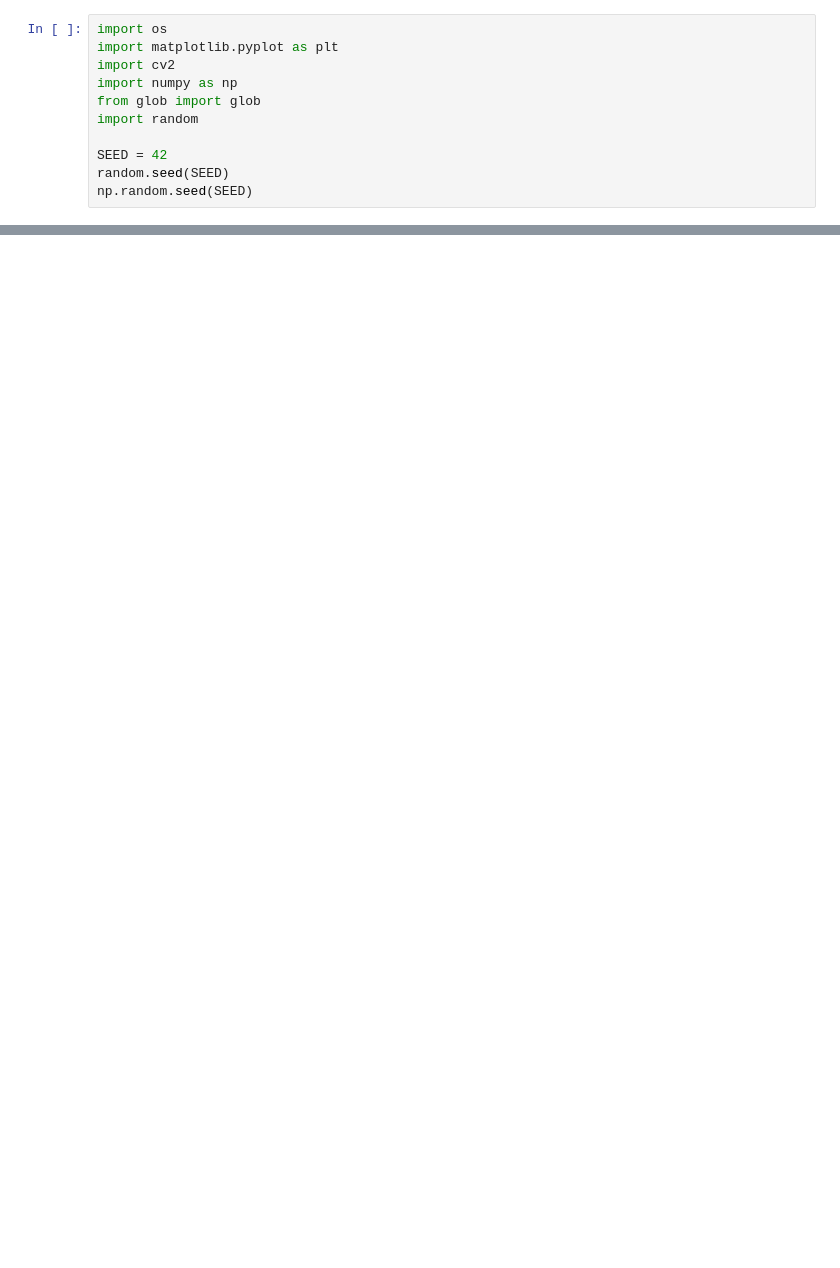
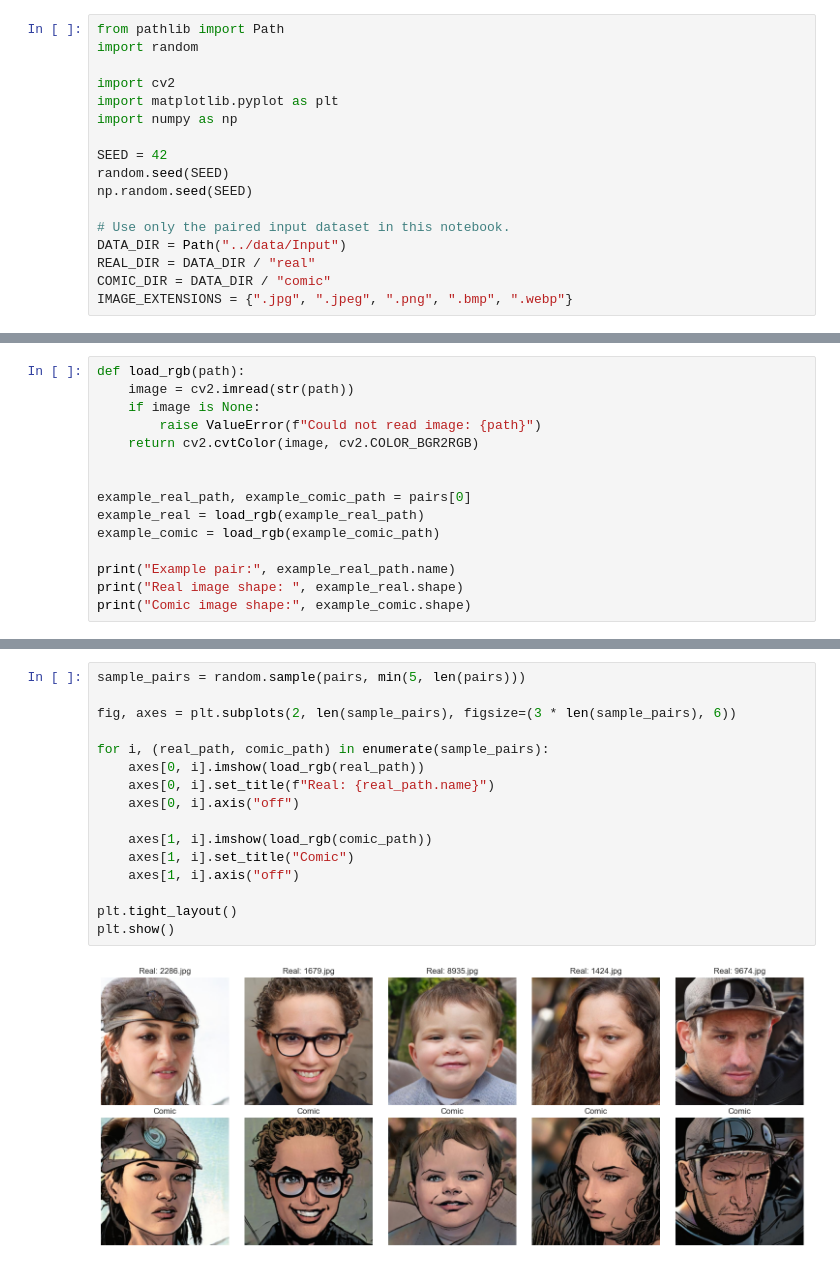
Before and after one commit to utki007/comic-face-generator, a Jupyter notebook: notebooks/exploration.ipynb, the cells around one changed output, grey strips where cells are left out. Saved outputs shown, nothing was run; the diff lists cells and outputs as text; blank space fills up the shorter version.

Commit message:
Refactor exploration notebook and add data checks

```diff
--- a/notebooks/exploration.ipynb
+++ b/notebooks/exploration.ipynb
@@ -3,11 +17,17 @@
 # %%
-import os
+from pathlib import Path
+import random
+
+import cv2
 import matplotlib.pyplot as plt
-import cv2
 import numpy as np
-from glob import glob
-import random
 
 SEED = 42
 random.seed(SEED)
 np.random.seed(SEED)
+
+# Use only the paired input dataset in this notebook.
+DATA_DIR = Path("../data/Input")
+REAL_DIR = DATA_DIR / "real"
+COMIC_DIR = DATA_DIR / "comic"
+IMAGE_EXTENSIONS = {".jpg", ".jpeg", ".png", ".bmp", ".webp"}
@@ -58,0 +85,15 @@ plt.show()
+# %%
+def load_rgb(path):
+    image = cv2.imread(str(path))
+    if image is None:
+        raise ValueError(f"Could not read image: {path}")
+    return cv2.cvtColor(image, cv2.COLOR_BGR2RGB)
+
+
+example_real_path, example_comic_path = pairs[0]
+example_real = load_rgb(example_real_path)
+example_comic = load_rgb(example_comic_path)
+
+print("Example pair:", example_real_path.name)
+print("Real image shape: ", example_real.shape)
+print("Comic image shape:", example_comic.shape)
@@ -58,0 +108,18 @@ plt.show()
+# %%
+sample_pairs = random.sample(pairs, min(5, len(pairs)))
+
+fig, axes = plt.subplots(2, len(sample_pairs), figsize=(3 * len(sample_pairs), 6))
+
+for i, (real_path, comic_path) in enumerate(sample_pairs):
+    axes[0, i].imshow(load_rgb(real_path))
+    axes[0, i].set_title(f"Real: {real_path.name}")
+    axes[0, i].axis("off")
+
+    axes[1, i].imshow(load_rgb(comic_path))
+    axes[1, i].set_title("Comic")
+    axes[1, i].axis("off")
+
+plt.tight_layout()
+plt.show()
+# %% [output]
+[figure, added]
```
Also changed, not shown: parts of 15 cells of this notebook.
